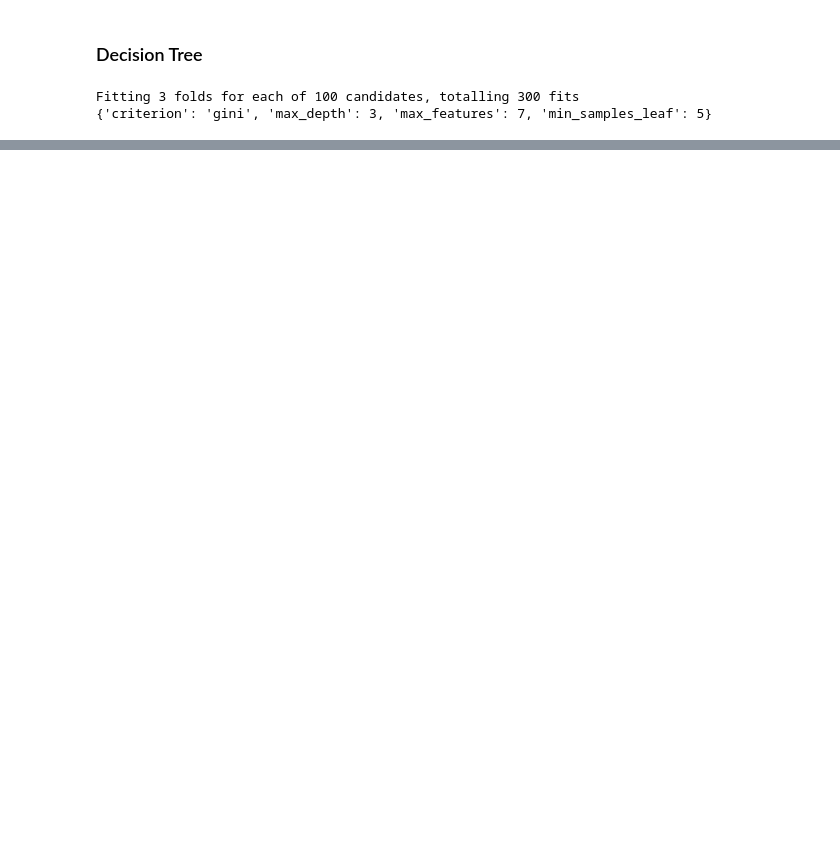
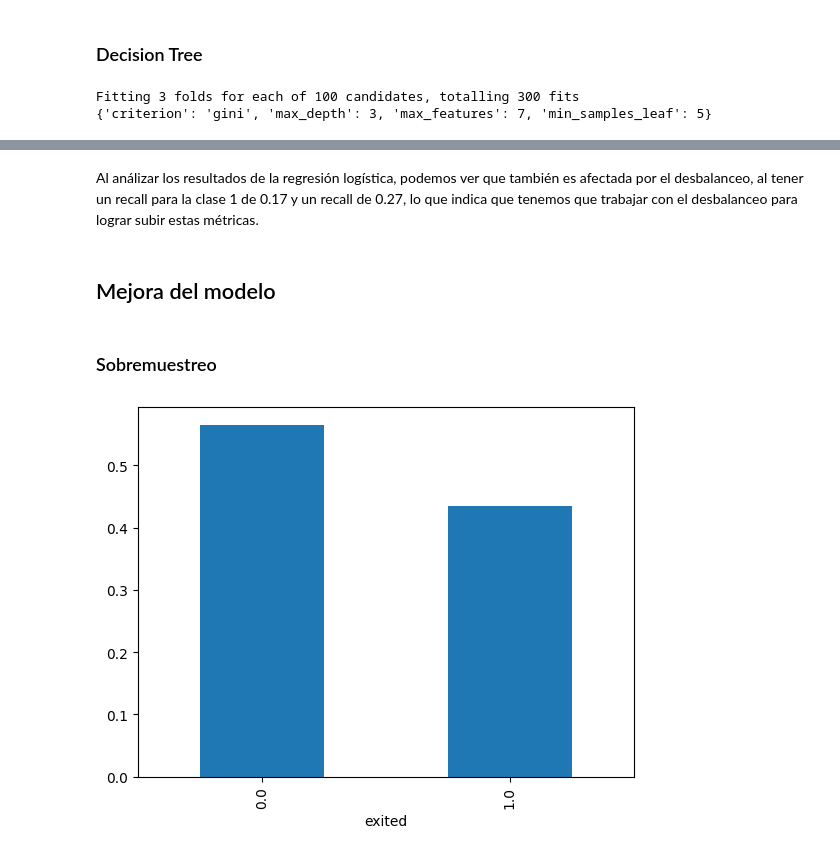
Before and after one commit to santicar1809/beta_bank, a Jupyter notebook: code.ipynb, the cells around one changed output, grey strips where cells are left out. Drawn from its saved outputs; the diff is of its cells as text; code cells hidden in the pictures; blank space fills up the shorter version.

```diff
--- a/code.ipynb
+++ b/code.ipynb
@@ -293,3 +303,5 @@ data_oh.head(5)
+# %%
+df_train_oh,df_test_oh=train_test_split(data_oh,random_state=seed,test_size=0.2)
 # %% [markdown]
 ### Separamos el dataset en entrenamiento y validación
 # %%
@@ -424,0 +498,43 @@ Al igual que el bosque aleatorio, podemos ver que el desbalanceo afecta el recal
+# %% [markdown]
+Al análizar los resultados de la regresión logística, podemos ver que también es afectada por el desbalanceo, al tener un recall para la clase 1 de 0.17 y un recall de 0.27, lo que indica que tenemos que trabajar con el desbalanceo para lograr subir estas métricas.
+# %% [markdown]
+## Mejora del modelo
+# %% [markdown]
+### Sobremuestreo
+# %%
+#Definimos la función para arreglar el sobremuestreo
+def upsample(features, target, repeat):
+    #Primero dividimos el conjunto de datos de entrenamiento en positivos y negativos
+    features_zeros = features[target == 0]
+    features_ones = features[target == 1]
+    target_zeros = target[target == 0]
+    target_ones = target[target == 1]
+    #Posteriormente multiplicamos los datos de la clase que tiene menos datos, en este caso la clase 1 y unimos todos los datos
+    features_upsampled = pd.concat([features_zeros] + [features_ones] * repeat)
+    target_upsampled = pd.concat([target_zeros] + [target_ones] * repeat)
+    #Por último, mesclamos todos los datos con la función shuffle y devolvemos los datos desbalanceados
+    features_upsampled, target_upsampled = shuffle(
+        features_upsampled, target_upsampled, random_state=seed
+    )
+
+    return features_upsampled, target_upsampled
+# %%
+#Desbalanceamos todos los conjuntos de datos
+features_upsampled_ordinal_train, target_upsampled_ordinal_train = upsample(
+    features_train_ordinal, target_train_ordinal, 3
+)
+features_upsampled_ordinal_valid, target_upsampled_ordinal_valid = upsample(
+    features_valid_ordinal, target_valid_ordinal, 3
+)
+features_upsampled_oh_train, target_upsampled_oh_train = upsample(
+    features_train_oh, target_train_oh, 3
+)
+features_upsampled_oh_valid, target_upsampled_oh_valid = upsample(
+    features_valid_oh, target_valid_oh, 3
+)
+# %%
+#Gráficamos las frecuencias relativas de cada clase
+balance=target_upsampled_ordinal_train.value_counts(normalize=True)
+plt=balance.plot(kind='bar')
+# %% [output]
+[figure, added]
```
Also changed, not shown: parts of 88 cells of this notebook, 2 other files.
